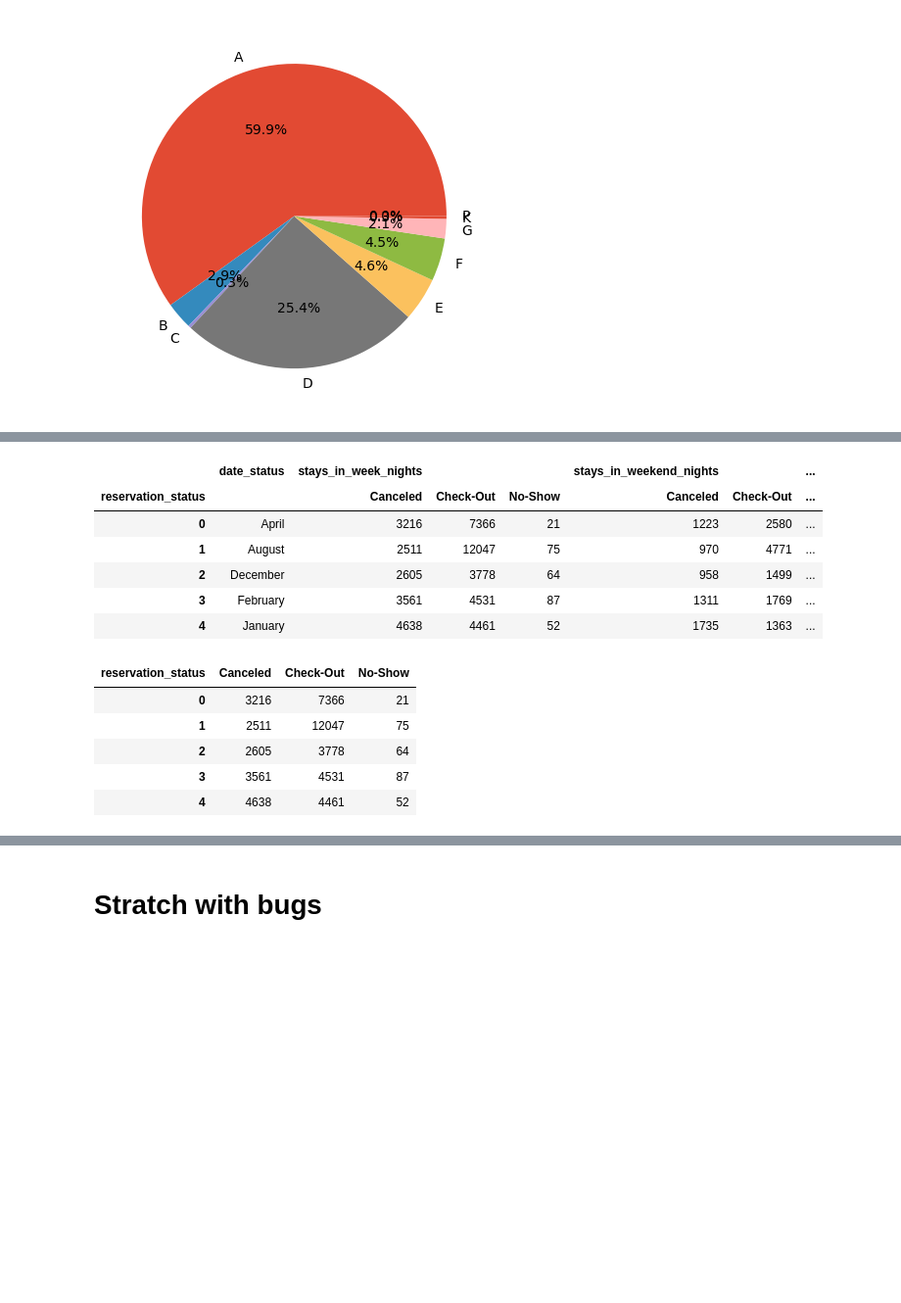
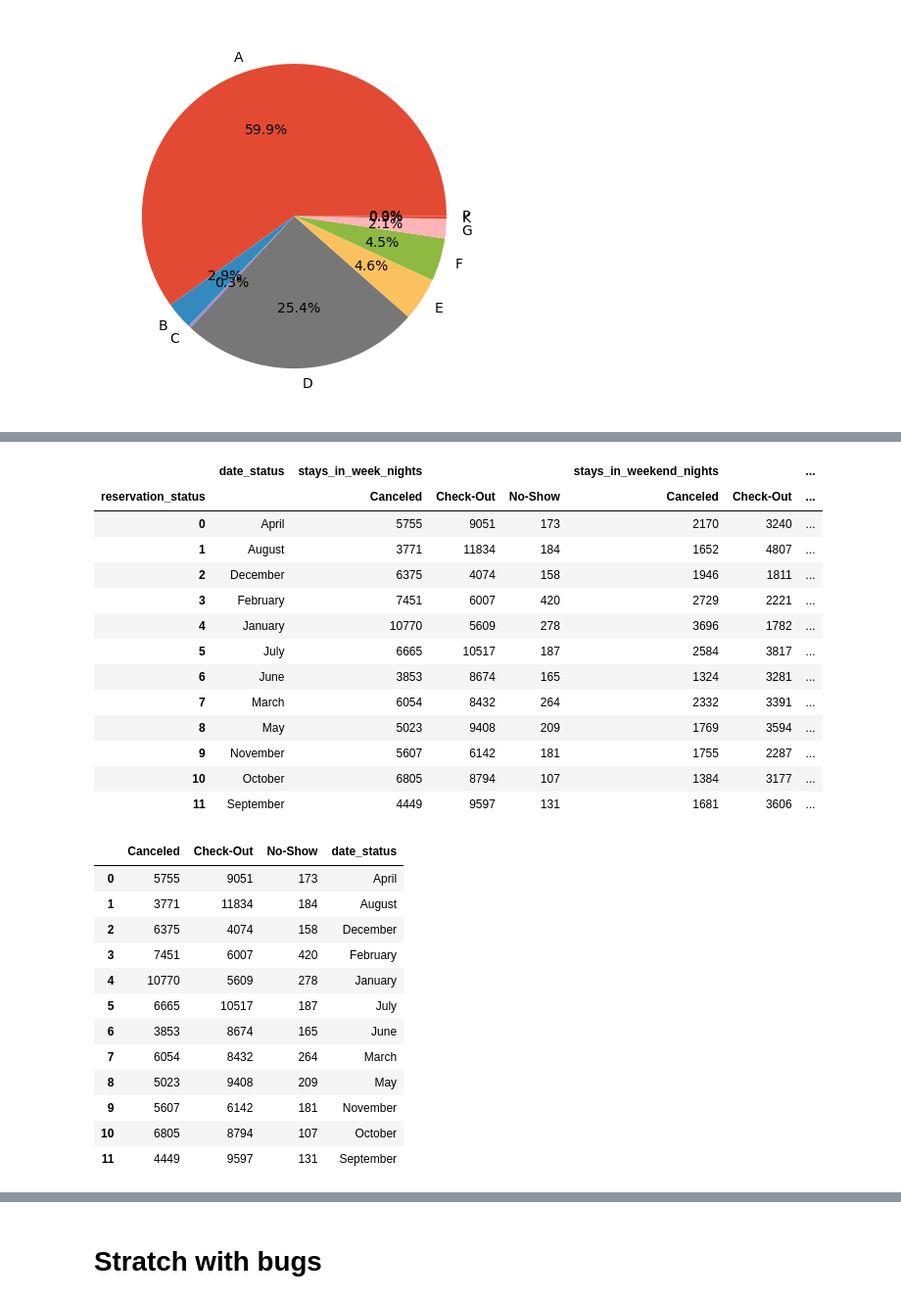
Before and after one commit to ProtacioUno/VinluanEner-Porfolio-Labs, a Jupyter notebook: Matplotlib/hotel.ipynb, the cells around one changed output, grey strips where cells are left out. Shown at 98% size. Cells and saved outputs as stored; diff of their text form; code cells hidden in the pictures; blank space fills up the shorter version.

```diff
--- a/Matplotlib/hotel.ipynb
+++ b/Matplotlib/hotel.ipynb
@@ -463,9 +557,16 @@ plt.pie(tb_room_city['Check-Out']    , labels=tb_room_city['assigned_room_type']
 # %%
 # tb_weekday = filter_book_resort.pivot_table(index='date_status' , values='adr' , columns=['stays_in_week_nights' , 'stays_in_weekend_nights'] , aggfunc='sum')
+
+
 tb_weekday = filter_book_resort.pivot_table(index='date_status' ,   values=['stays_in_week_nights' , 'stays_in_weekend_nights'] , columns='reservation_status' , aggfunc='sum')
 tb_weekday = tb_weekday.reset_index()
-tb_weekday.head()
+# display(tb_weekday.head() )
 
+tb_weekday_city = filter_book_city.pivot_table(index='date_status' ,   values=['stays_in_week_nights' , 'stays_in_weekend_nights'] , columns='reservation_status' , aggfunc='sum')
+tb_weekday_city = tb_weekday_city.reset_index()
+# display(tb_weekday_city.head())
+tb_weekday = order_month()
 
-# filter_book_resort['reservatio']
+tb_weekday = func_ordering_dateS(tb_weekday)
+# display(tb_weekday_city['stays_in_weekend_nights'])
 # %% [output]
@@ -514,26 +576,61 @@ c     3      C     3      F
 # %%
+
+
 # tb_weekday['stays_in_week_nights']['mean'] = tb_weekday['stays_in_week_nights']['Check-Out'].mean()
-tb_weekday['mea'] = tb_weekday['stays_in_week_nights']['Check-Out'].mean()
+# tb_weekday['mea'] = tb_weekday['stays_in_week_nights']['Check-Out'].mean()
+# INITIALIZINT m
+tb_months_resort = tb_weekday['date_status']
+tb_months_city = tb_weekday_city['date_status']
+
+
+
 tb_week_nights_resort = tb_weekday['stays_in_week_nights']
-tb_weeks = tb_weekday['date_status']
+tb_weekend_nights_resort = tb_weekday['stays_in_weekend_nights']
 
-tb_merge_weeks_resort = pd.merge(tb_week_nights_resort , tb_weeks, left_index=True , right_index=True)
+tb_week_nights_city = tb_weekday_city['stays_in_week_nights']
+tb_weekend_nights_city = tb_weekday_city['stays_in_weekend_nights']
 
-display(tb_weekday.head())
-display(tb_week_nights_resort.head())
-display(tb_merge_weeks_resort)
+# MERGIN
+tb_merge_weeks_resort = pd.merge(tb_week_nights_resort , tb_months_resort, left_index=True , right_index=True)
+tb_merge_weekend_resort = pd.merge(tb_weekend_nights_resort , tb_months_resort, left_index=True , right_index=True)
+# tb_merge_weeks_resort = pd.merge(tb_merge_weeks_resort ,  )
+tb_merge_weeks_city = pd.merge(tb_week_nights_city , tb_months_city, left_index=True , right_index=True)
+tb_merge_weekend_city = pd.merge(tb_weekend_nights_city , tb_months_city, left_index=True , right_index=True)
+# tb_merge_weekend_city
+# display(tb_week_nights_resort )
+
+# tb_merge_weeks_resort
+# display(tb_week_nights_resort)
+# display(tb_weekend_nights_resort)
+display(tb_weekday_city)
+display(tb_merge_weeks_city)
+display(tb_merge_weekend_city)
 # %% [output]
 |  | date_status | stays_in_week_nights |  |  | stays_in_weekend_nights |  | ... |
 | reservation_status |  | Canceled | Check-Out | No-Show | Canceled | Check-Out | ... |
-| 0 | April | 3216 | 7366 | 21 | 1223 | 2580 | ... |
-| 1 | August | 2511 | 12047 | 75 | 970 | 4771 | ... |
-| 2 | December | 2605 | 3778 | 64 | 958 | 1499 | ... |
-| 3 | February | 3561 | 4531 | 87 | 1311 | 1769 | ... |
-| 4 | January | 4638 | 4461 | 52 | 1735 | 1363 | ... |
+| 0 | April | 5755 | 9051 | 173 | 2170 | 3240 | ... |
+| 1 | August | 3771 | 11834 | 184 | 1652 | 4807 | ... |
+| 2 | December | 6375 | 4074 | 158 | 1946 | 1811 | ... |
+| 3 | February | 7451 | 6007 | 420 | 2729 | 2221 | ... |
+| 4 | January | 10770 | 5609 | 278 | 3696 | 1782 | ... |
+| 5 | July | 6665 | 10517 | 187 | 2584 | 3817 | ... |
+| 6 | June | 3853 | 8674 | 165 | 1324 | 3281 | ... |
+| 7 | March | 6054 | 8432 | 264 | 2332 | 3391 | ... |
+| 8 | May | 5023 | 9408 | 209 | 1769 | 3594 | ... |
+| 9 | November | 5607 | 6142 | 181 | 1755 | 2287 | ... |
+| 10 | October | 6805 | 8794 | 107 | 1384 | 3177 | ... |
+| 11 | September | 4449 | 9597 | 131 | 1681 | 3606 | ... |
-| reservation_status | Canceled | Check-Out | No-Show |
-| 0 | 3216 | 7366 | 21 |
-| 1 | 2511 | 12047 | 75 |
-| 2 | 2605 | 3778 | 64 |
-| 3 | 3561 | 4531 | 87 |
-| 4 | 4638 | 4461 | 52 |
+|  | Canceled | Check-Out | No-Show | date_status |
+| 0 | 5755 | 9051 | 173 | April |
+| 1 | 3771 | 11834 | 184 | August |
+| 2 | 6375 | 4074 | 158 | December |
+| 3 | 7451 | 6007 | 420 | February |
+| 4 | 10770 | 5609 | 278 | January |
+| 5 | 6665 | 10517 | 187 | July |
+| 6 | 3853 | 8674 | 165 | June |
+| 7 | 6054 | 8432 | 264 | March |
+| 8 | 5023 | 9408 | 209 | May |
+| 9 | 5607 | 6142 | 181 | November |
+| 10 | 6805 | 8794 | 107 | October |
+| 11 | 4449 | 9597 | 131 | September |
 |  | Canceled | Check-Out | No-Show | date_status |
```
Also changed, not shown: parts of 10 cells of this notebook.
